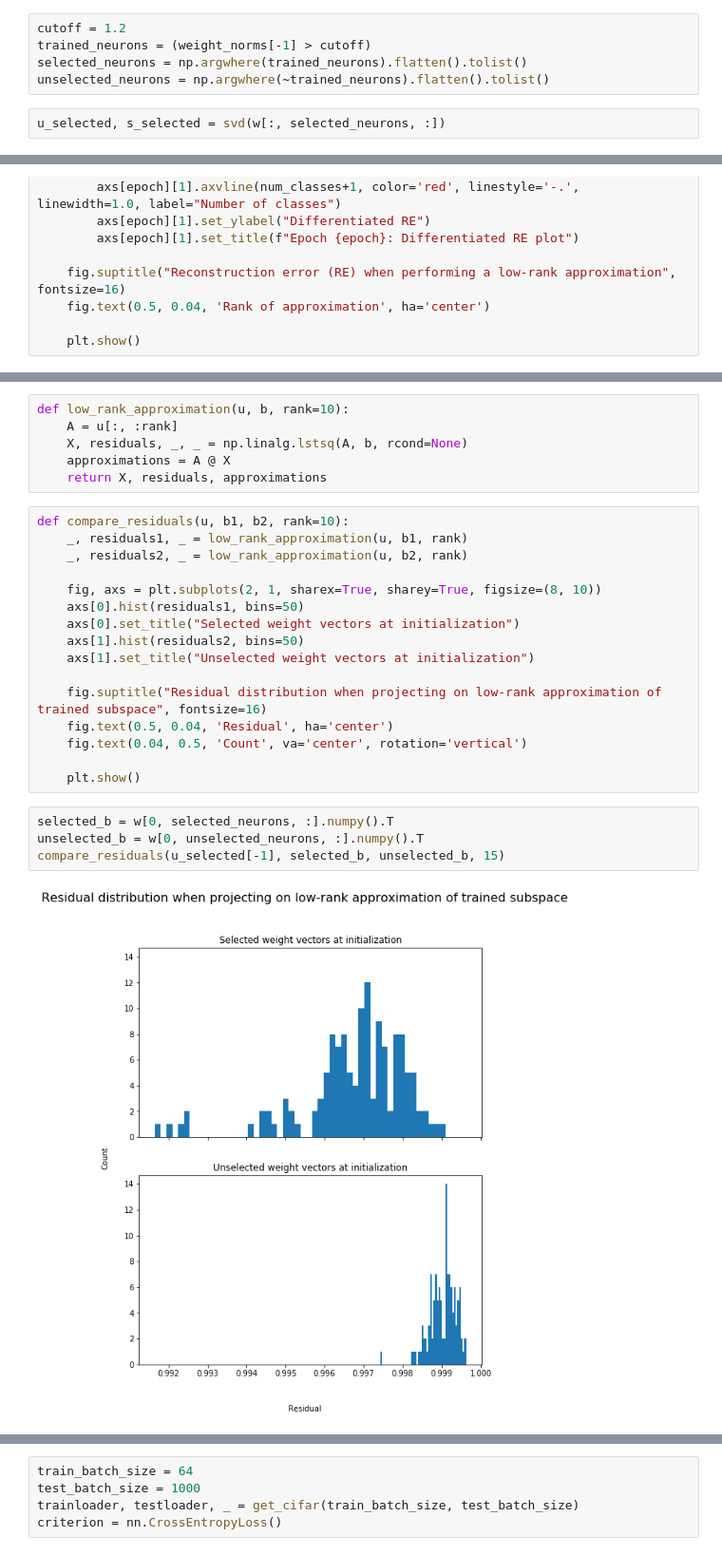
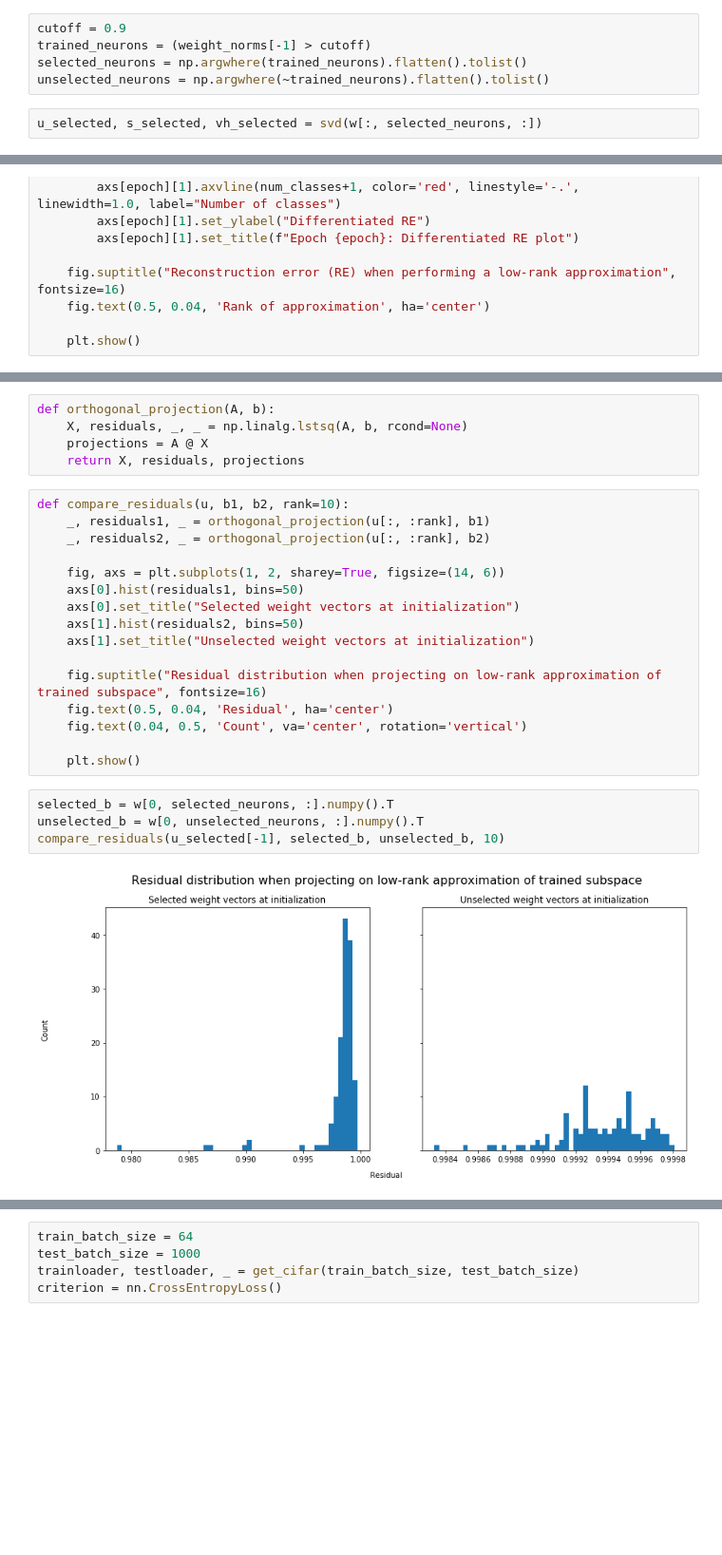
Before and after one commit to jheitmann/Neural-net-pruning, a Jupyter notebook: subspace-analysis.ipynb, the cells around one changed output, grey strips where cells are left out. Shown at 95% size. Drawn from its saved outputs; the diff is of its cells as text; blank space fills up the shorter version.

```diff
--- a/subspace-analysis.ipynb
+++ b/subspace-analysis.ipynb
@@ -180,10 +197,10 @@ svd_comparison(s_full)
 # %%
-cutoff = 1.2
+cutoff = 0.9
 trained_neurons = (weight_norms[-1] > cutoff)
 selected_neurons = np.argwhere(trained_neurons).flatten().tolist()
 unselected_neurons = np.argwhere(~trained_neurons).flatten().tolist()
 # %%
-u_selected, s_selected = svd(w[:, selected_neurons, :])
+u_selected, s_selected, vh_selected = svd(w[:, selected_neurons, :])
 # %%
 singular_value_distribution(s_selected)
 # %% [output]
@@ -258,15 +275,14 @@ res = plot_reconstruction_error(s_selected)
 # %%
-def low_rank_approximation(u, b, rank=10):
-    A = u[:, :rank]
+def orthogonal_projection(A, b):
     X, residuals, _, _ = np.linalg.lstsq(A, b, rcond=None)
-    approximations = A @ X
-    return X, residuals, approximations
+    projections = A @ X
+    return X, residuals, projections
 # %%
 def compare_residuals(u, b1, b2, rank=10):
-    _, residuals1, _ = low_rank_approximation(u, b1, rank)
-    _, residuals2, _ = low_rank_approximation(u, b2, rank)
+    _, residuals1, _ = orthogonal_projection(u[:, :rank], b1)
+    _, residuals2, _ = orthogonal_projection(u[:, :rank], b2)
 
-    fig, axs = plt.subplots(2, 1, sharex=True, sharey=True, figsize=(8, 10))
+    fig, axs = plt.subplots(1, 2, sharey=True, figsize=(14, 6))
     axs[0].hist(residuals1, bins=50)
     axs[0].set_title("Selected weight vectors at initialization")
     axs[1].hist(residuals2, bins=50)
@@ -280,6 +296,6 @@ def compare_residuals(u, b1, b2, rank=10):
 # %%
 selected_b = w[0, selected_neurons, :].numpy().T
 unselected_b = w[0, unselected_neurons, :].numpy().T
-compare_residuals(u_selected[-1], selected_b, unselected_b, 15)
+compare_residuals(u_selected[-1], selected_b, unselected_b, 10)
 # %% [output]
-[figure, old version]
+[figure, new version]
```
Also changed, not shown: parts of 55 cells of this notebook, 2 other files.
